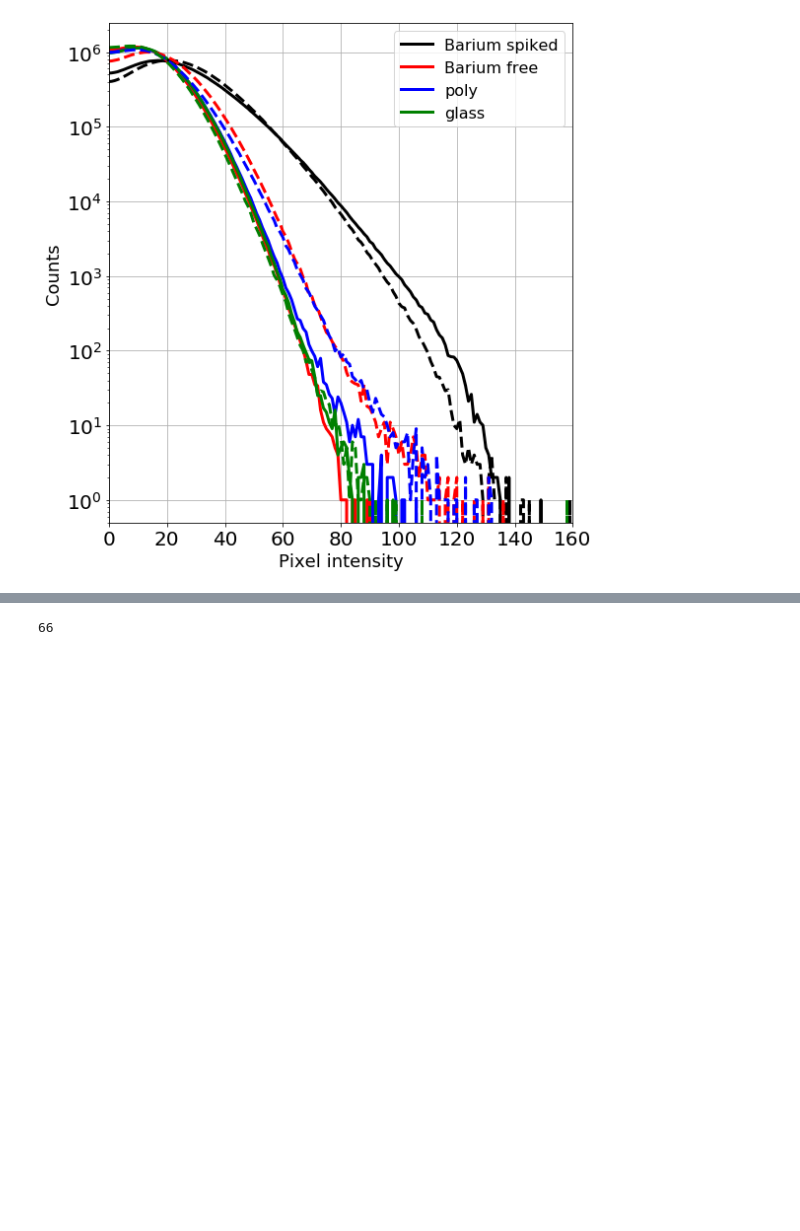
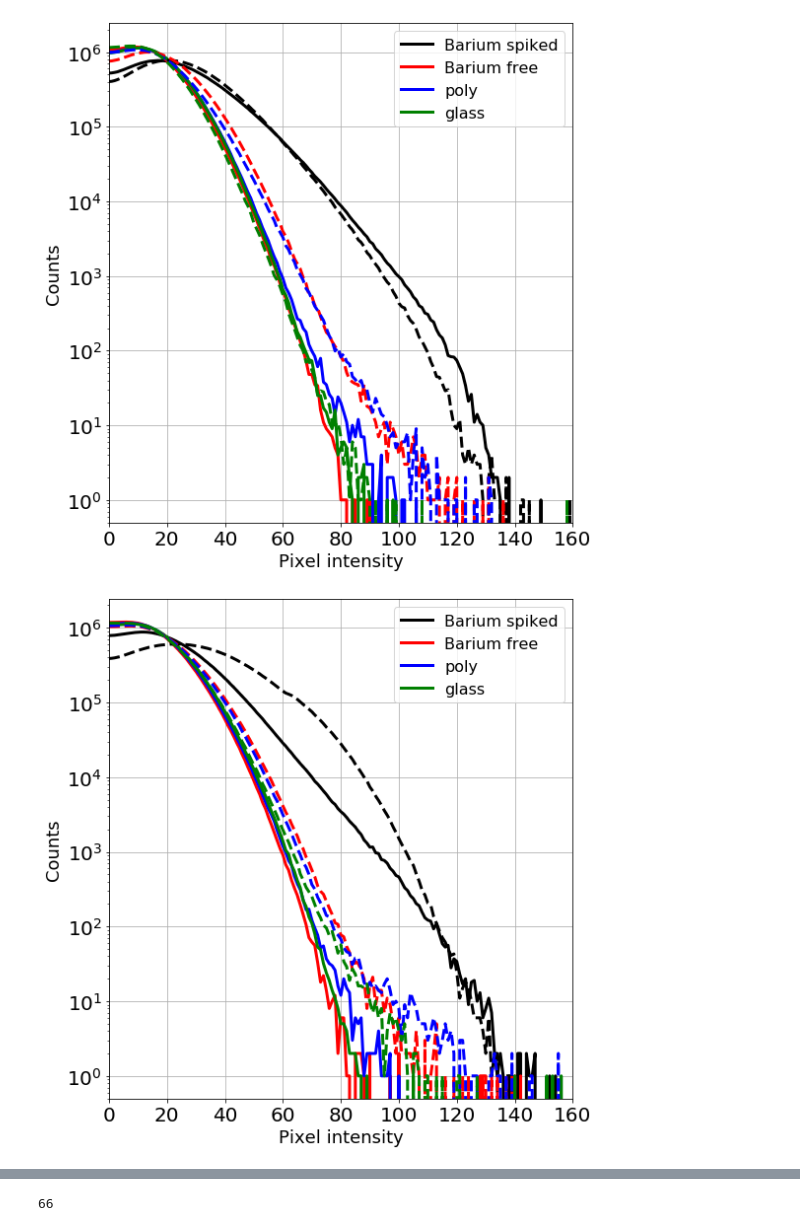
Before and after one commit to AustinMcDonald/slide-comp, a Jupyter notebook: Monos-hists-V5.ipynb, the cells around one changed output, grey strips where cells are left out. Cells and saved outputs as stored; diff of their text form; code cells hidden in the pictures; blank space fills up the shorter version.

```diff
--- a/Monos-hists-V5.ipynb
+++ b/Monos-hists-V5.ipynb
@@ -130,3 +140,31 @@ plt.show()
+# %%
+plt.figure(figsize=(8,8))
+
+plt.plot(bincenters,ybaE20 ,color='k',label="Barium spiked",lw=3)
+plt.plot(bincenters,nbaE20 ,color='r',label="Barium free",lw=3)
+plt.plot(bincenters,polE20 ,color='b',label="poly",lw=3)
+plt.plot(bincenters,glaE20 ,color='g',label="glass",lw=3)
+
+
+plt.plot(bincenters,ybaD20 ,color='k',lw=3,linestyle='--')
+plt.plot(bincenters,nbaD20 ,color='r',lw=3,linestyle='--')
+plt.plot(bincenters,polD20 ,color='b',lw=3,linestyle='--')
+plt.plot(bincenters,glaD20 ,color='g',lw=3,linestyle='--')
+
+plt.legend(loc='upper right',fontsize=16)
+plt.xlabel('Pixel intensity',fontsize = 18)
+plt.ylabel('Counts',fontsize = 18)
+plt.xticks(fontsize = 20)
+plt.yticks(fontsize = 20)
+plt.xlim(0,160)
+plt.semilogy()
+plt.grid(True)
+plt.tight_layout()
+
+#plt.savefig('bar10.png',dpi=400)
+plt.show()
+# %% [output]
+[figure, added]
 # %%
 plt.figure(figsize=(8,8))
 plt.title("Exposed run comparasion", fontsize=18)
```
Also changed, not shown: parts of 8 cells of this notebook, 16 other files.
